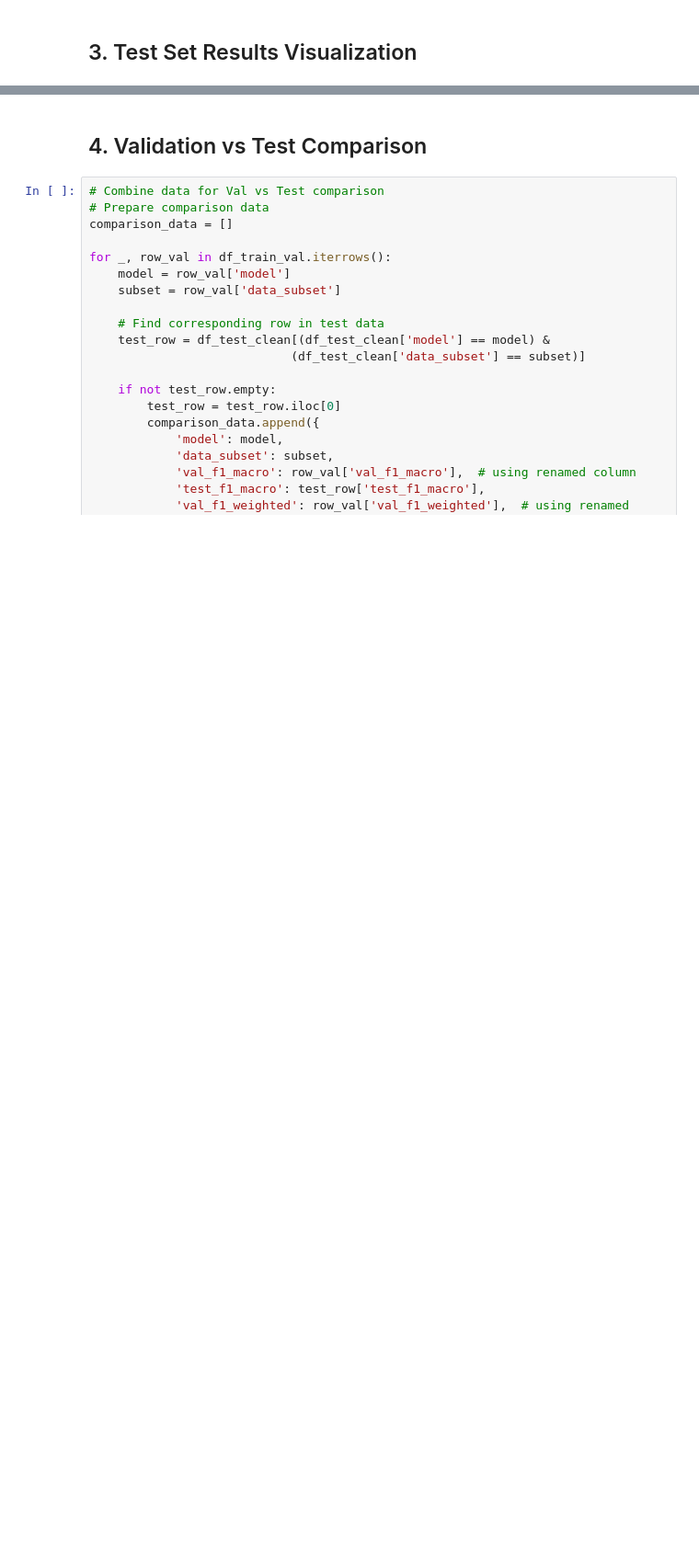
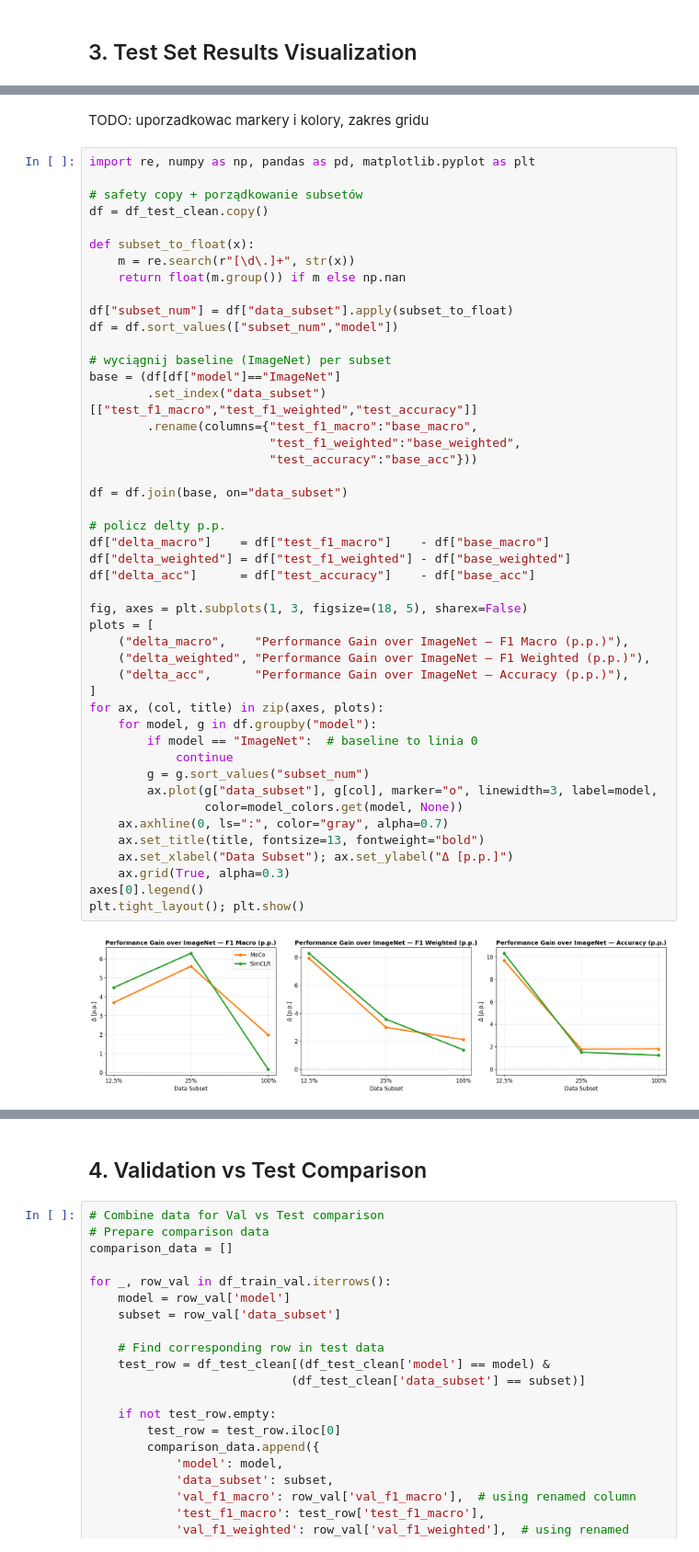
Before and after one commit to jmachalica/SelfSupSurg, a Jupyter notebook: utils/notebooks/analyze_results.ipynb, the cells around one changed output, grey strips where cells are left out. Shown at 92% size. Cells and saved outputs as stored; diff of their text form; blank space fills up the shorter version.

```diff
--- a/utils/notebooks/analyze_results.ipynb
+++ b/utils/notebooks/analyze_results.ipynb
@@ -273,0 +621,50 @@ plt.show()
+# %% [markdown]
+TODO: uporzadkowac markery i kolory, zakres gridu
+# %%
+import re, numpy as np, pandas as pd, matplotlib.pyplot as plt
+
+# safety copy + porządkowanie subsetów
+df = df_test_clean.copy()
+
+def subset_to_float(x):
+    m = re.search(r"[\d\.]+", str(x))
+    return float(m.group()) if m else np.nan
+
+df["subset_num"] = df["data_subset"].apply(subset_to_float)
+df = df.sort_values(["subset_num","model"])
+
+# wyciągnij baseline (ImageNet) per subset
+base = (df[df["model"]=="ImageNet"]
+        .set_index("data_subset")[["test_f1_macro","test_f1_weighted","test_accuracy"]]
+        .rename(columns={"test_f1_macro":"base_macro",
+                         "test_f1_weighted":"base_weighted",
+                         "test_accuracy":"base_acc"}))
+
+df = df.join(base, on="data_subset")
+
+# policz delty p.p.
+df["delta_macro"]    = df["test_f1_macro"]    - df["base_macro"]
+df["delta_weighted"] = df["test_f1_weighted"] - df["base_weighted"]
+df["delta_acc"]      = df["test_accuracy"]    - df["base_acc"]
+
+fig, axes = plt.subplots(1, 3, figsize=(18, 5), sharex=False)
+plots = [
+    ("delta_macro",    "Performance Gain over ImageNet — F1 Macro (p.p.)"),
+    ("delta_weighted", "Performance Gain over ImageNet — F1 Weighted (p.p.)"),
+    ("delta_acc",      "Performance Gain over ImageNet — Accuracy (p.p.)"),
+]
+for ax, (col, title) in zip(axes, plots):
+    for model, g in df.groupby("model"):
+        if model == "ImageNet":  # baseline to linia 0
+            continue
+        g = g.sort_values("subset_num")
+        ax.plot(g["data_subset"], g[col], marker="o", linewidth=3, label=model,
+                color=model_colors.get(model, None))
+    ax.axhline(0, ls=":", color="gray", alpha=0.7)
+    ax.set_title(title, fontsize=13, fontweight="bold")
+    ax.set_xlabel("Data Subset"); ax.set_ylabel("Δ [p.p.]")
+    ax.grid(True, alpha=0.3)
+axes[0].legend()
+plt.tight_layout(); plt.show()
+# %% [output]
+[figure, added]
```
Also changed, not shown: parts of 20 cells of this notebook.
